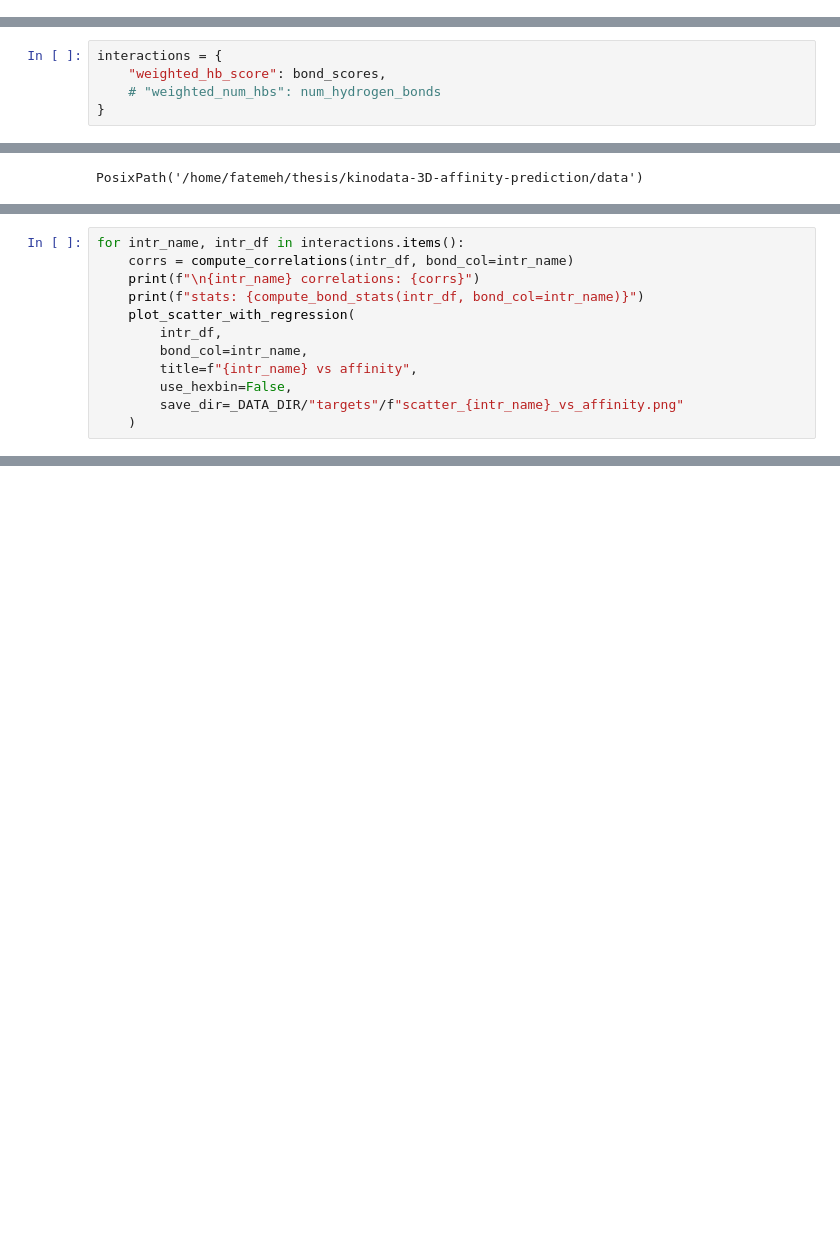
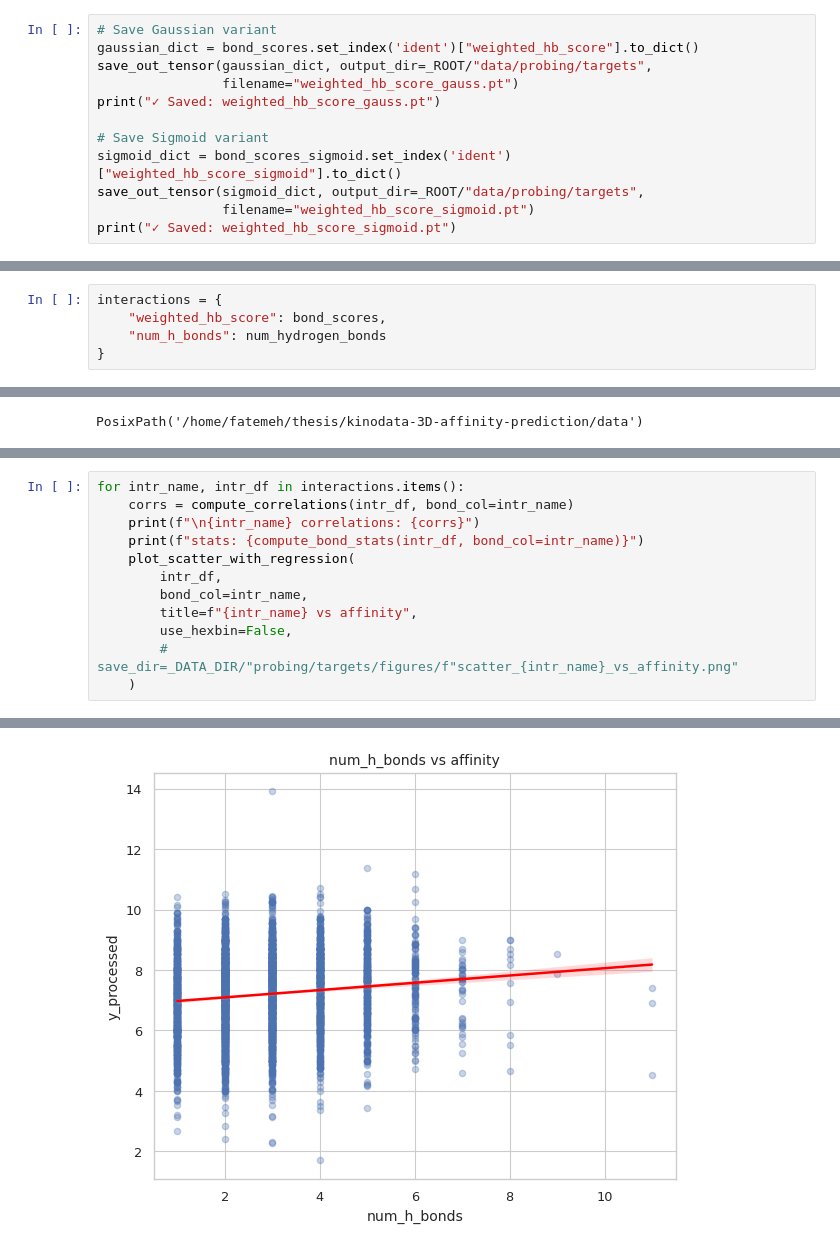
Before and after one commit to fatemeh-moghaddam/kinodata-3D-affinity-prediction, a Jupyter notebook: prob/interactions/interaction_scores.ipynb, the cells around one changed output, grey strips where cells are left out. Saved outputs shown, nothing was run; the diff lists cells and outputs as text; blank space fills up the shorter version.

```diff
--- a/prob/interactions/interaction_scores.ipynb
+++ b/prob/interactions/interaction_scores.ipynb
@@ -475,9 +552,21 @@ Name: weighted_hb_score, dtype: float64
+# %%
+# Save Gaussian variant
+gaussian_dict = bond_scores.set_index('ident')["weighted_hb_score"].to_dict()
+save_out_tensor(gaussian_dict, output_dir=_ROOT/"data/probing/targets",
+                filename="weighted_hb_score_gauss.pt")
+print("✓ Saved: weighted_hb_score_gauss.pt")
+
+# Save Sigmoid variant
+sigmoid_dict = bond_scores_sigmoid.set_index('ident')["weighted_hb_score_sigmoid"].to_dict()
+save_out_tensor(sigmoid_dict, output_dir=_ROOT/"data/probing/targets",
+                filename="weighted_hb_score_sigmoid.pt")
+print("✓ Saved: weighted_hb_score_sigmoid.pt")
 # %% [markdown]
 Filter Outliers
 # %%
 interactions = {
     "weighted_hb_score": bond_scores,
-    # "weighted_num_hbs": num_hydrogen_bonds
+    "num_h_bonds": num_hydrogen_bonds
 }
 # %%
 from prob.paths_and_io import save_out_tensor
@@ -643,7 +736,7 @@ for intr_name, intr_df in interactions.items():
         bond_col=intr_name,
         title=f"{intr_name} vs affinity",
         use_hexbin=False,
-        save_dir=_DATA_DIR/"targets"/f"scatter_{intr_name}_vs_affinity.png"
+        # save_dir=_DATA_DIR/"probing/targets/figures/f"scatter_{intr_name}_vs_affinity.png"
     )
 # %% [output]
 weighted_hb_score correlations: {'pearson': 0.08508307109044781, 'spearman': 0.08193771031144444}
@@ -655,0 +753 @@ p-value   = 7.37e-180
+[figure, added]
```
Also changed, not shown: parts of 21 cells of this notebook.
